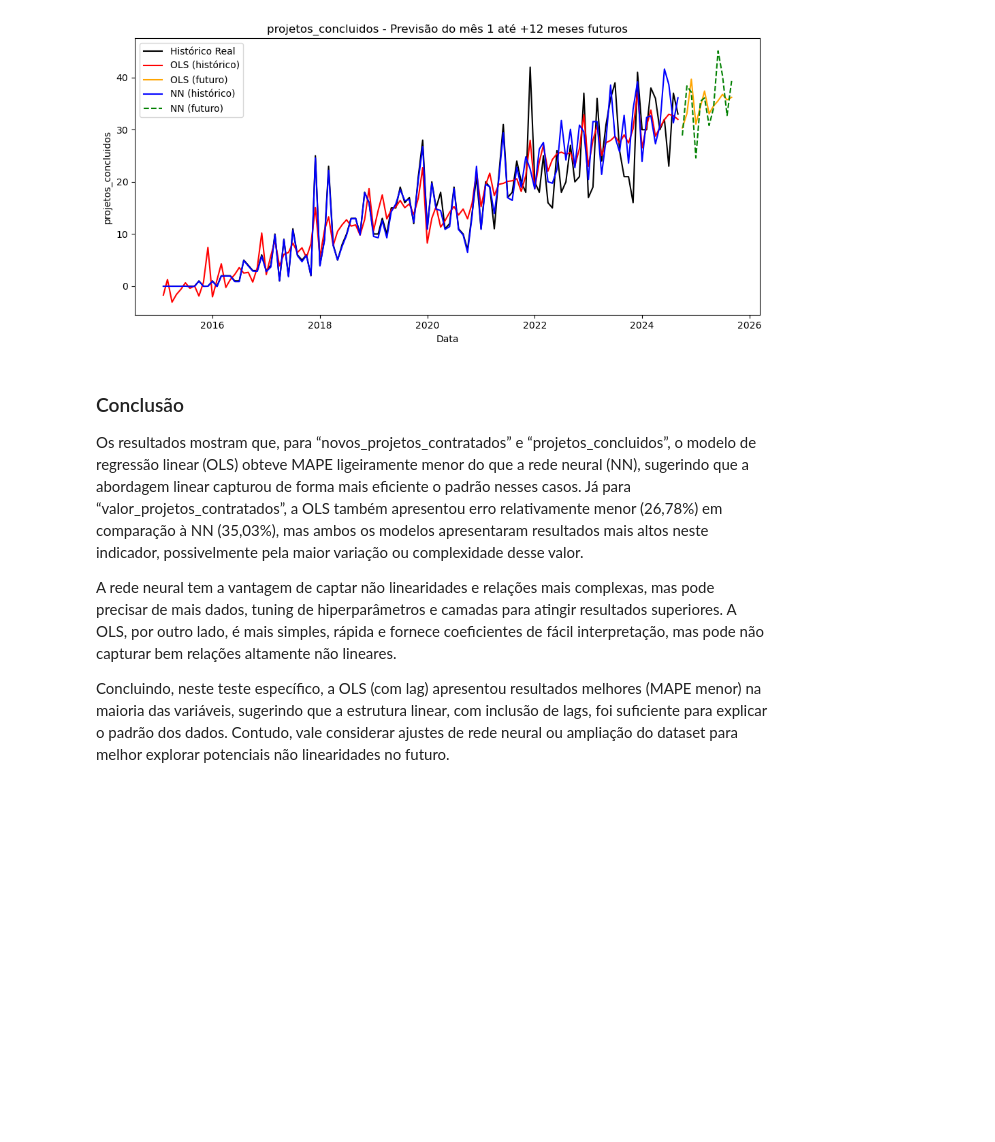
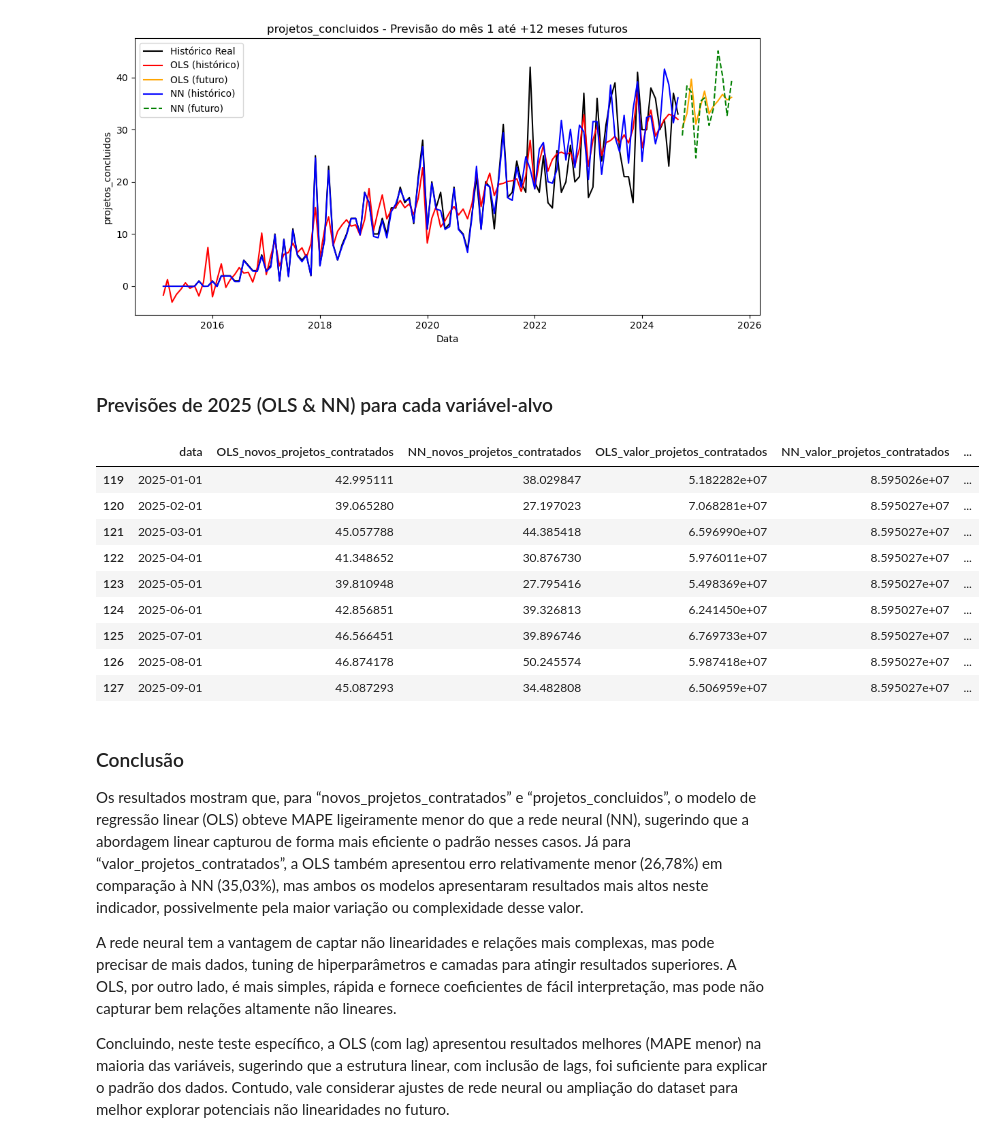
Before and after one commit to lucasmoreira/embrapii, a Jupyter notebook: embrapii_4_final.ipynb, the cells around one changed output. Drawn from its saved outputs; the diff is of its cells as text; code cells hidden in the pictures; blank space fills up the shorter version.

Commit message:
update with results table

```diff
--- a/embrapii_4_final.ipynb
+++ b/embrapii_4_final.ipynb
@@ -254,6 +254,40 @@ for var in targets:
 [figure]
 [figure]
 [figure]
+# %% [markdown]
+### Previsões de 2025 (OLS & NN) para cada variável-alvo
+# %%
+df_2025 = df_full.loc[
+    (df_full['phase'] == 'future') &
+    (df_full['data'].dt.year == 2025)
+].copy()
+
+selected_cols = ['data']
+for var in targets:
+    selected_cols.append(f'ols_pred_{var}')
+    selected_cols.append(f'nn_pred_{var}')
+
+df_2025 = df_2025[selected_cols]
+
+rename_dict = {}
+for var in targets:
+    rename_dict[f'ols_pred_{var}'] = f'OLS_{var}'
+    rename_dict[f'nn_pred_{var}']  = f'NN_{var}'
+
+df_2025.rename(columns=rename_dict, inplace=True)
+
+df_2025
+# %% [output]
+|  | data | OLS_novos_projetos_contratados | NN_novos_projetos_contratados | OLS_valor_projetos_contratados | NN_valor_projetos_contratados | ... |
+| 119 | 2025-01-01 | 42.995111 | 38.029847 | 5.182282e+07 | 8.595026e+07 | ... |
+| 120 | 2025-02-01 | 39.065280 | 27.197023 | 7.068281e+07 | 8.595027e+07 | ... |
+| 121 | 2025-03-01 | 45.057788 | 44.385418 | 6.596990e+07 | 8.595027e+07 | ... |
+| 122 | 2025-04-01 | 41.348652 | 30.876730 | 5.976011e+07 | 8.595027e+07 | ... |
+| 123 | 2025-05-01 | 39.810948 | 27.795416 | 5.498369e+07 | 8.595027e+07 | ... |
+| 124 | 2025-06-01 | 42.856851 | 39.326813 | 6.241450e+07 | 8.595027e+07 | ... |
+| 125 | 2025-07-01 | 46.566451 | 39.896746 | 6.769733e+07 | 8.595027e+07 | ... |
+| 126 | 2025-08-01 | 46.874178 | 50.245574 | 5.987418e+07 | 8.595027e+07 | ... |
+| 127 | 2025-09-01 | 45.087293 | 34.482808 | 6.506959e+07 | 8.595027e+07 | ... |
 # %% [markdown]
 ### Conclusão
 
```
Also changed, not shown: parts of 4 cells of this notebook.
